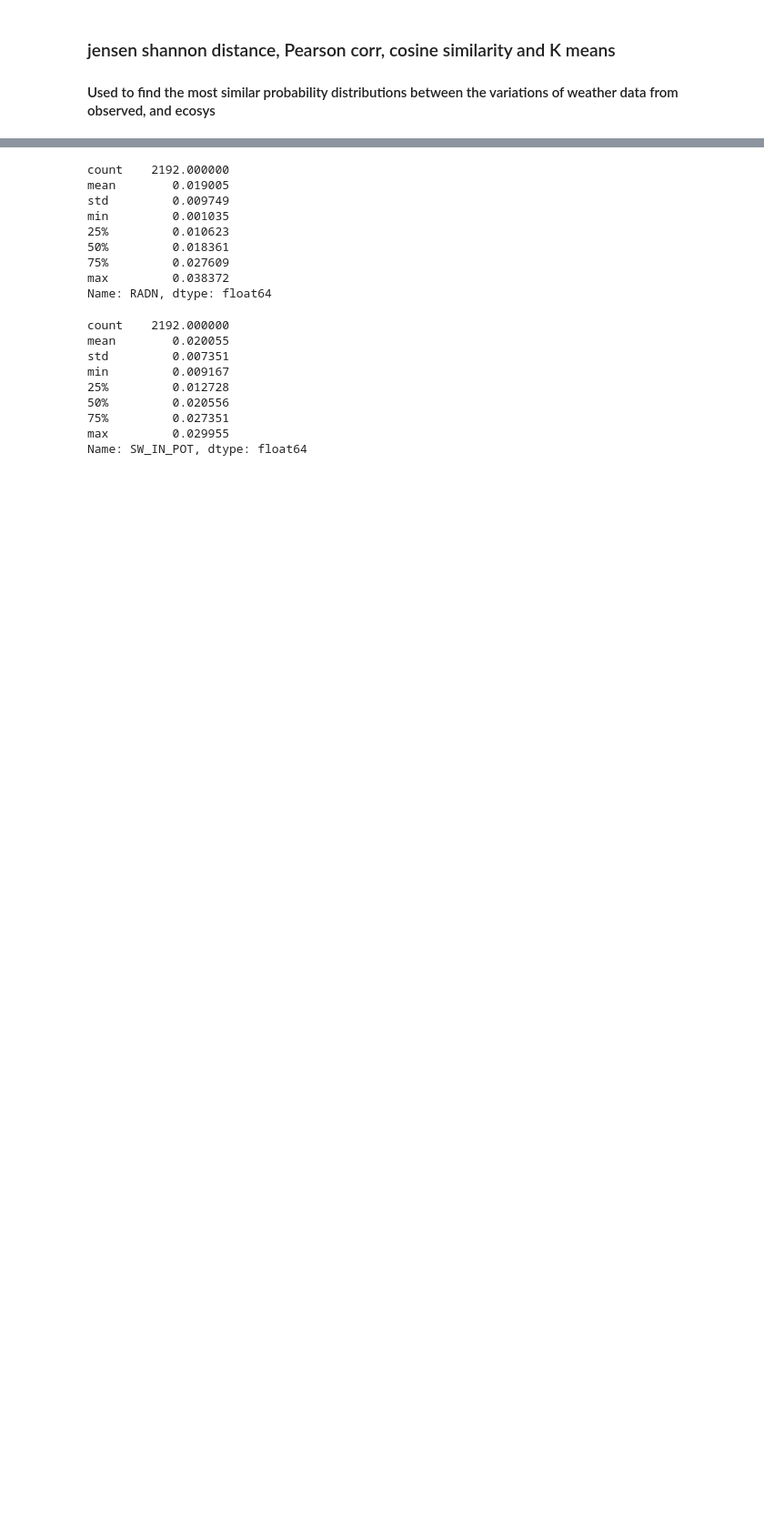
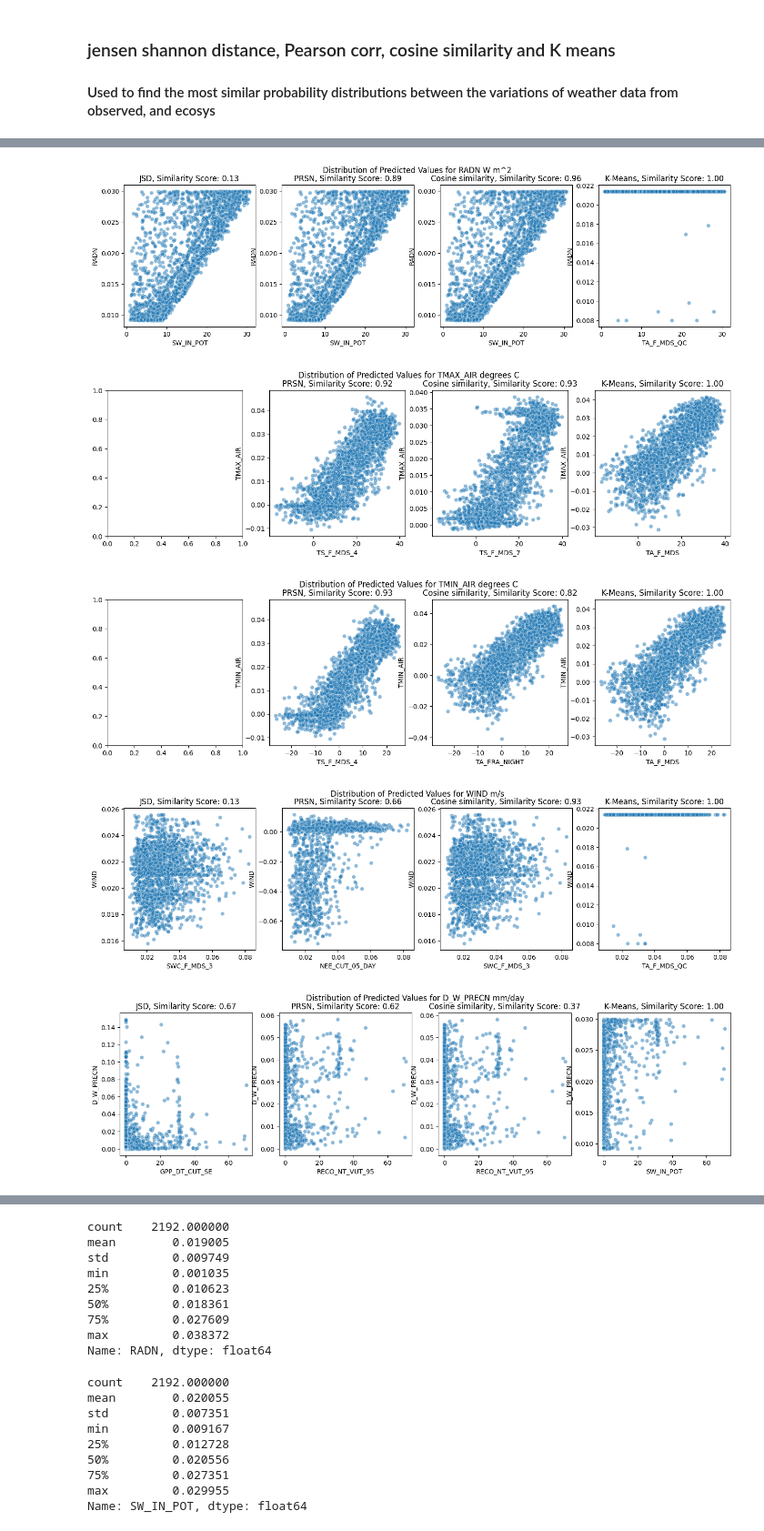
Before and after one commit to DinisDimitris/Net-ecosystem-exchange-Quantification, a Jupyter notebook: HelperScripts/RetrieveAmerifluxdata.ipynb, the cells around one changed output, grey strips where cells are left out. Shown at 91% size. Cells and saved outputs as stored; diff of their text form; code cells hidden in the pictures; blank space fills up the shorter version.

```diff
--- a/HelperScripts/RetrieveAmerifluxdata.ipynb
+++ b/HelperScripts/RetrieveAmerifluxdata.ipynb
@@ -177,11 +185,0 @@ Index(['TIMESTAMP'], dtype='object')
-# %%
-df= df.drop(['TIMESTAMP'], axis=1)
-# %%
-similarities_to_find = ['RADN', 'TMAX_AIR', 'TMIN_AIR',  'WIND',
-       'D_W_PRECN','TMAX_SOIL', 'TMIN_SOIL']
-
-sims = []
-for col in similarities_to_find:
-    print("Similarity for " + col + ":")
-    print(get_most_similar(df_irr[col], df, False))
-    sims.append(get_most_similar(df_irr[col], df, False))
@@ -210,8 +186,11 @@ sims[0]
 # %%
+similarities_to_find = ['RADN', 'TMAX_AIR', 'TMIN_AIR',  'WIND',
+       'D_W_PRECN','TMAX_SOIL', 'TMIN_SOIL']
 sims_norm = []
 for col in similarities_to_find:
     print("Similarity for " + col + ":")
-    print(get_most_similar(df_irr[col], df, True))
-    sims_norm.append(get_most_similar(df_irr[col], df, True))
+    scores = get_most_similar(df_irr[col], df, True)
+    print(scores)
+    sims_norm.append(scores)
 # %% [output]
 Similarity for RADN:
@@ -230,0 +210,26 @@ Similarity for TMIN_SOIL:
+# %%
+import seaborn as sns
+
+
+sim_scales = ['W m^2', 'degrees C', 'degrees C', 'm/s', 'mm/day', 'degrees C', 'degrees C']
+for i, sim in enumerate(similarities_to_find):
+    # Plot the distribution of predicted values for each similarity measure
+    fig, axs = plt.subplots(ncols=4, figsize=(17,4))
+    fig.suptitle(f"Distribution of Predicted Values for {sim} " + sim_scales[i] )
+    for j, (scoring_method, similarities) in enumerate(sims_norm[i].items()):
+        ax = axs[j] if len(sims_norm) > 1 else axs
+
+        for (col_pred, similarity_score) in similarities.items():
+            if (col_pred != ''):
+                sns.scatterplot(x=df_irr[sim].values, y=df[col_pred].values, ax=ax, alpha=0.5)
+                #sns.lineplot(x=[df_irr[sim].min(), df_irr[sim].max()], y=[df_irr[sim].min(), df_irr[sim].max()], color='red', ax=ax)
+                ax.set_title(f"{scoring_method}, Similarity Score: {similarity_score:.2f}")
+                ax.set_xlabel(col_pred)
+                ax.set_ylabel(sim)
+    plt.show()
+# %% [output]
+[figure, added]
+[figure, added]
+[figure, added]
+[figure, added]
+[figure, added]
```
Also changed, not shown: parts of 16 cells of this notebook, 13 other files.
